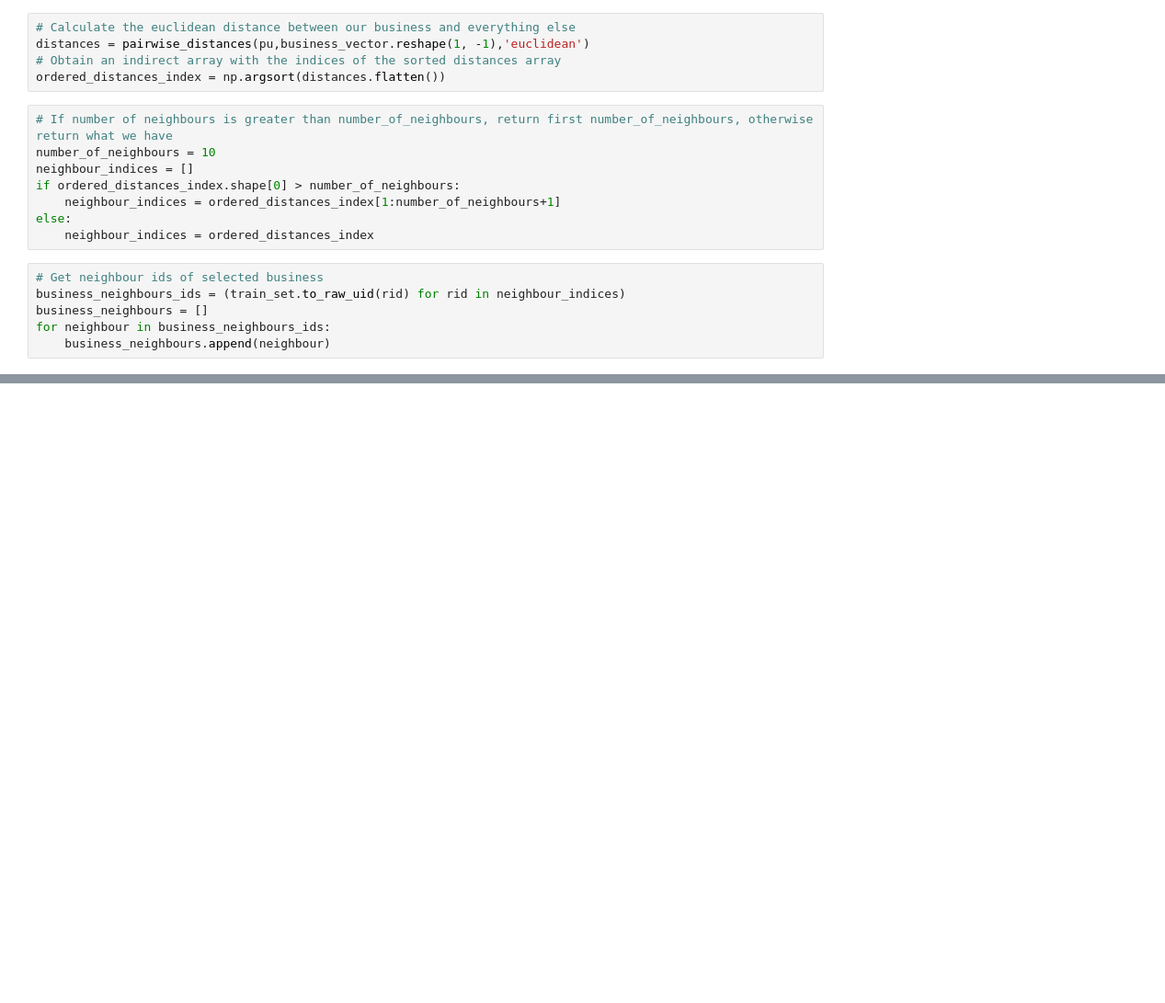
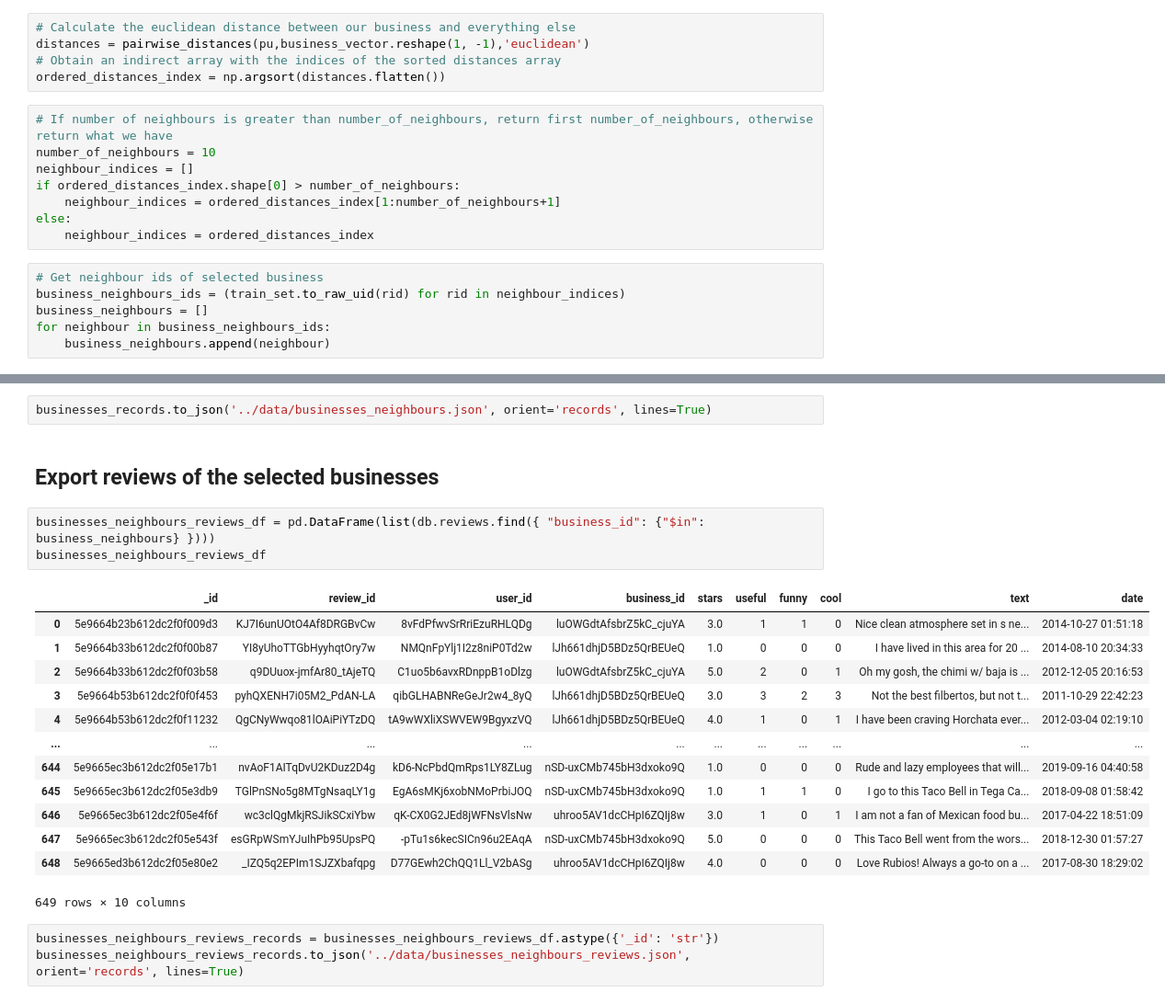
Before and after one commit to jjr2040/sr-taller2, a Jupyter notebook: preprocessing/CollaborativeFiltering.ipynb, the cells around one changed output, grey strips where cells are left out. Shown at 92% size. Cells and saved outputs as stored; diff of their text form; blank space fills up the shorter version.

```diff
--- a/preprocessing/CollaborativeFiltering.ipynb
+++ b/preprocessing/CollaborativeFiltering.ipynb
@@ -110,0 +130,24 @@ businesses_neighbours_df
+# %%
+businesses_records.to_json('../data/businesses_neighbours.json', orient='records', lines=True)
+# %% [markdown]
+## Export reviews of the selected businesses
+# %%
+businesses_neighbours_reviews_df = pd.DataFrame(list(db.reviews.find({ "business_id": {"$in": business_neighbours} })))
+businesses_neighbours_reviews_df
+# %% [output]
+|  | _id | review_id | user_id | business_id | stars | useful | funny | cool | text | date |
+| 0 | 5e9664b23b612dc2f0f009d3 | KJ7I6unUOtO4Af8DRGBvCw | 8vFdPfwvSrRriEzuRHLQDg | luOWGdtAfsbrZ5kC_cjuYA | 3.0 | 1 | 1 | 0 | Nice clean atmosphere set in s ne... | 2014-10-27 01:51:18 |
+| 1 | 5e9664b33b612dc2f0f00b87 | YI8yUhoTTGbHyyhqtOry7w | NMQnFpYlj1I2z8niP0Td2w | lJh661dhjD5BDz5QrBEUeQ | 1.0 | 0 | 0 | 0 | I have lived in this area for 20 ... | 2014-08-10 20:34:33 |
+| 2 | 5e9664b33b612dc2f0f03b58 | q9DUuox-jmfAr80_tAjeTQ | C1uo5b6avxRDnppB1oDlzg | luOWGdtAfsbrZ5kC_cjuYA | 5.0 | 2 | 0 | 1 | Oh my gosh, the chimi w/ baja is ... | 2012-12-05 20:16:53 |
+| 3 | 5e9664b53b612dc2f0f0f453 | pyhQXENH7i05M2_PdAN-LA | qibGLHABNReGeJr2w4_8yQ | lJh661dhjD5BDz5QrBEUeQ | 3.0 | 3 | 2 | 3 | Not the best filbertos, but not t... | 2011-10-29 22:42:23 |
+| 4 | 5e9664b53b612dc2f0f11232 | QgCNyWwqo81lOAiPiYTzDQ | tA9wWXliXSWVEW9BgyxzVQ | lJh661dhjD5BDz5QrBEUeQ | 4.0 | 1 | 0 | 1 | I have been craving Horchata ever... | 2012-03-04 02:19:10 |
+| ... | ... | ... | ... | ... | ... | ... | ... | ... | ... | ... |
+| 644 | 5e9665ec3b612dc2f05e17b1 | nvAoF1AITqDvU2KDuz2D4g | kD6-NcPbdQmRps1LY8ZLug | nSD-uxCMb745bH3dxoko9Q | 1.0 | 0 | 0 | 0 | Rude and lazy employees that will... | 2019-09-16 04:40:58 |
+| 645 | 5e9665ec3b612dc2f05e3db9 | TGlPnSNo5g8MTgNsaqLY1g | EgA6sMKj6xobNMoPrbiJOQ | nSD-uxCMb745bH3dxoko9Q | 1.0 | 1 | 1 | 0 | I go to this Taco Bell in Tega Ca... | 2018-09-08 01:58:42 |
+| 646 | 5e9665ec3b612dc2f05e4f6f | wc3clQgMkjRSJikSCxiYbw | qK-CX0G2JEd8jWFNsVlsNw | uhroo5AV1dcCHpI6ZQIj8w | 3.0 | 1 | 0 | 1 | I am not a fan of Mexican food bu... | 2017-04-22 18:51:09 |
+| 647 | 5e9665ec3b612dc2f05e543f | esGRpWSmYJuIhPb95UpsPQ | -pTu1s6kecSICn96u2EAqA | nSD-uxCMb745bH3dxoko9Q | 5.0 | 0 | 0 | 0 | This Taco Bell went from the wors... | 2018-12-30 01:57:27 |
+| 648 | 5e9665ed3b612dc2f05e80e2 | _IZQ5q2EPIm1SJZXbafqpg | D77GEwh2ChQQ1Ll_V2bASg | uhroo5AV1dcCHpI6ZQIj8w | 4.0 | 0 | 0 | 0 | Love Rubios! Always a go-to on a ... | 2017-08-30 18:29:02 |
+649 rows × 10 columns
+# %%
+businesses_neighbours_reviews_records = businesses_neighbours_reviews_df.astype({'_id': 'str'})
+businesses_neighbours_reviews_records.to_json('../data/businesses_neighbours_reviews.json', orient='records', lines=True)
```
Also changed, not shown: parts of 6 cells of this notebook, 3 other files.
